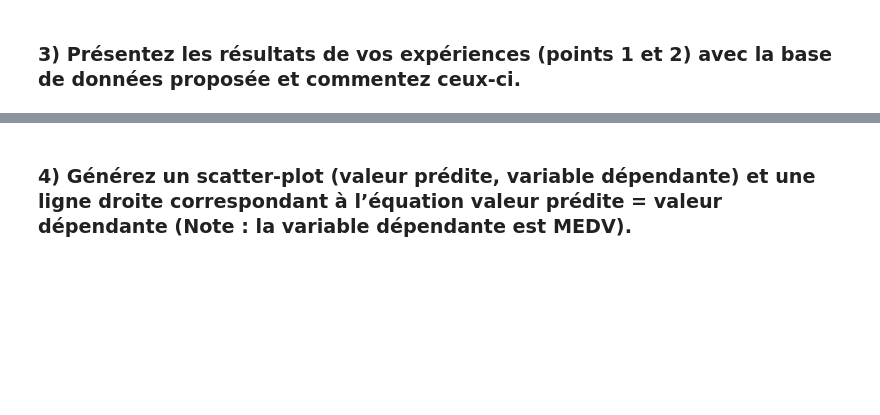
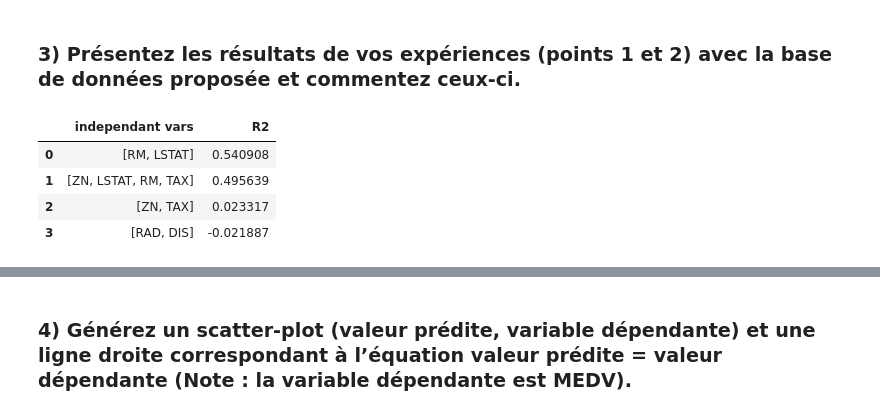
Before and after one commit to Leandro4002/ISD_TP5, a Jupyter notebook: notebook.ipynb, the cells around one changed output, grey strips where cells are left out. Drawn from its saved outputs; the diff is of its cells as text; code cells hidden in the pictures; blank space fills up the shorter version.

```diff
--- a/notebook.ipynb
+++ b/notebook.ipynb
@@ -333,2 +340,10 @@ plt.show()
 # %% [markdown]
 ### 3) Présentez les résultats de vos expériences (points 1 et 2) avec la base de données proposée et commentez ceux-ci.
+# %%
+results.drop(['actual', 'predicted'], axis=1)
+# %% [output]
+|  | independant vars | R2 |
+| 0 | [RM, LSTAT] | 0.540908 |
+| 1 | [ZN, LSTAT, RM, TAX] | 0.495639 |
+| 2 | [ZN, TAX] | 0.023317 |
+| 3 | [RAD, DIS] | -0.021887 |
```
Also changed, not shown: parts of 10 cells of this notebook.
